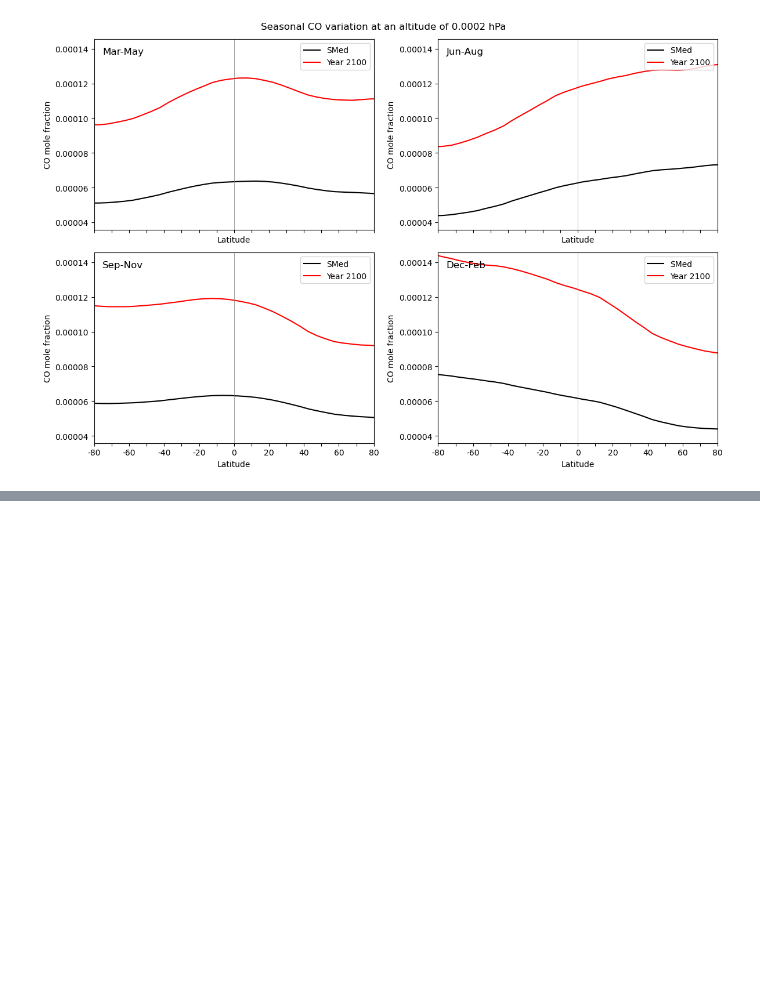
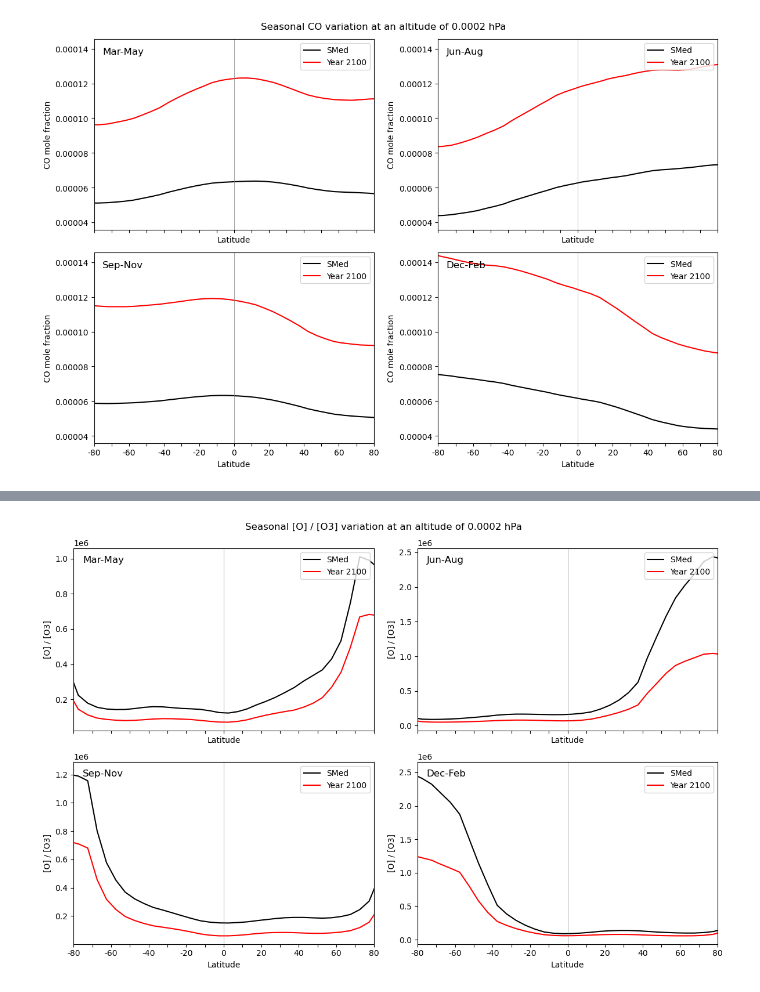
Before and after one commit to CharlieReyno/Sporadic-E-Project, a Jupyter notebook: Main_Notebooks/Climatology.ipynb, the cells around one changed output, grey strips where cells are left out. Drawn from its saved outputs; the diff is of its cells as text; code cells hidden in the pictures; blank space fills up the shorter version.

```diff
--- a/Main_Notebooks/Climatology.ipynb
+++ b/Main_Notebooks/Climatology.ipynb
@@ -1162,0 +1250,56 @@ plt.show()
+# %%
+med_spr_ratio = med_spr_O / med_spr_O3
+med_sum_ratio = med_sum_O / med_sum_O3
+med_aut_ratio = med_aut_O / med_aut_O3
+med_win_ratio = med_win_O / med_win_O3
+
+cli_spr_ratio = cli_spr_O / cli_spr_O3
+cli_sum_ratio = cli_sum_O / cli_sum_O3
+cli_aut_ratio = cli_aut_O / cli_aut_O3
+cli_win_ratio = cli_win_O / cli_win_O3
+# %%
+fig, axes = plt.subplots(nrows=2, ncols=2, figsize=(12, 8), sharex=True)
+lat = med_spr_O['lat']
+
+# Plot WACCM data - SMed
+axes[0, 0].plot(lat, med_spr_ratio , color='black', linestyle='solid', label='SMed')
+axes[0, 1].plot(lat, med_sum_ratio , color='black', linestyle='solid', label='SMed')
+axes[1, 0].plot(lat, med_aut_ratio , color='black', linestyle='solid', label='SMed')
+axes[1, 1].plot(lat, med_win_ratio , color='black', linestyle='solid', label='SMed')
+
+# Plot WACCM data - CliC
+axes[0, 0].plot(lat, cli_spr_ratio, color='red', label='Year 2100')
+axes[0, 1].plot(lat, cli_sum_ratio, color='red', label='Year 2100')
+axes[1, 0].plot(lat, cli_aut_ratio, color='red', label='Year 2100')
+axes[1, 1].plot(lat, cli_win_ratio, color='red', label='Year 2100')
+
+for ax in axes.flatten():
+    ax.axvline(x=0, color='gray', linestyle='-', linewidth=0.5)
+    ax.set_xlim(-80, 80)
+    # ax.set_ylim(ylim_min, ylim_max)
+    ax.set_xlabel('Latitude')
+    ax.set_ylabel(f'[O] / [O3]')
+
+    xticks = np.arange(-80, 81, 10)
+    xticklabels = ['' if i % 2 != 0 else str(tick) for i, tick in enumerate(xticks)]
+    ax.set_xticks(xticks)
+    ax.set_xticklabels(xticklabels)
+
+    ax.legend()
+
+for i, row in enumerate(axes):
+    for j, ax in enumerate(row):
+        label = ['Mar-May', 'Jun-Aug', 'Sep-Nov','Dec-Feb'][i * 2 + j]
+        ax.text(0.03, 0.92, label, transform=ax.transAxes, fontsize=12)
+
+axes[0, 0].legend(loc='upper right')
+axes[0, 1].legend(loc='upper right')
+axes[1, 0].legend(loc='upper right')
+axes[1, 1].legend(loc='upper right')
+
+plt.suptitle(f'Seasonal [O] / [O3] variation at an altitude of {altitude} hPa')
+plt.tight_layout()
+plt.savefig(f'/home/home02/cm21cmr/Sporadic-E-Project/Figures/new_seasonal_latsl_{var}_{altitude}.png' , dpi=400, bbox_inches='tight')
+plt.show()
+# %% [output]
+[figure, added]
```
Also changed, not shown: parts of 4 cells of this notebook, 7 other files.
